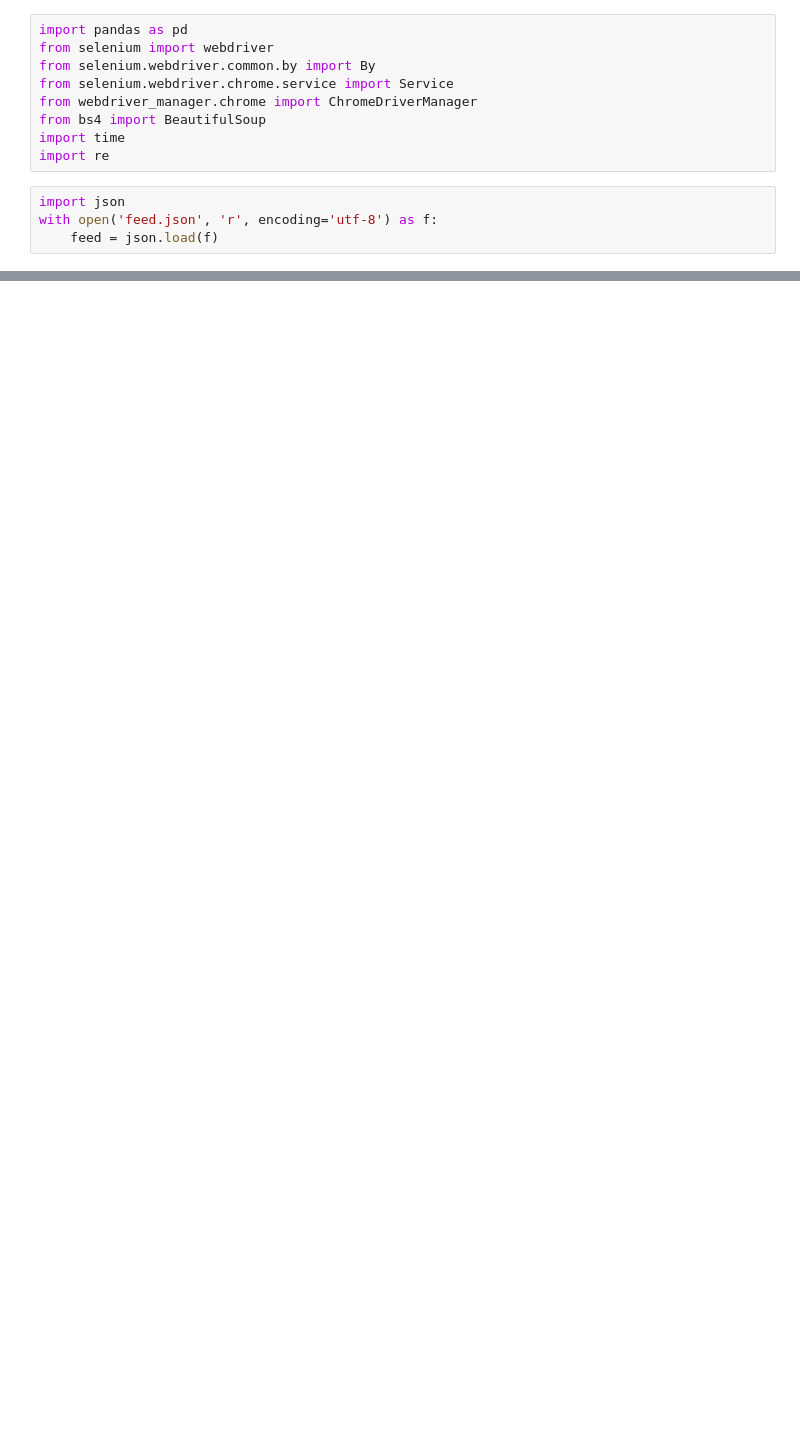
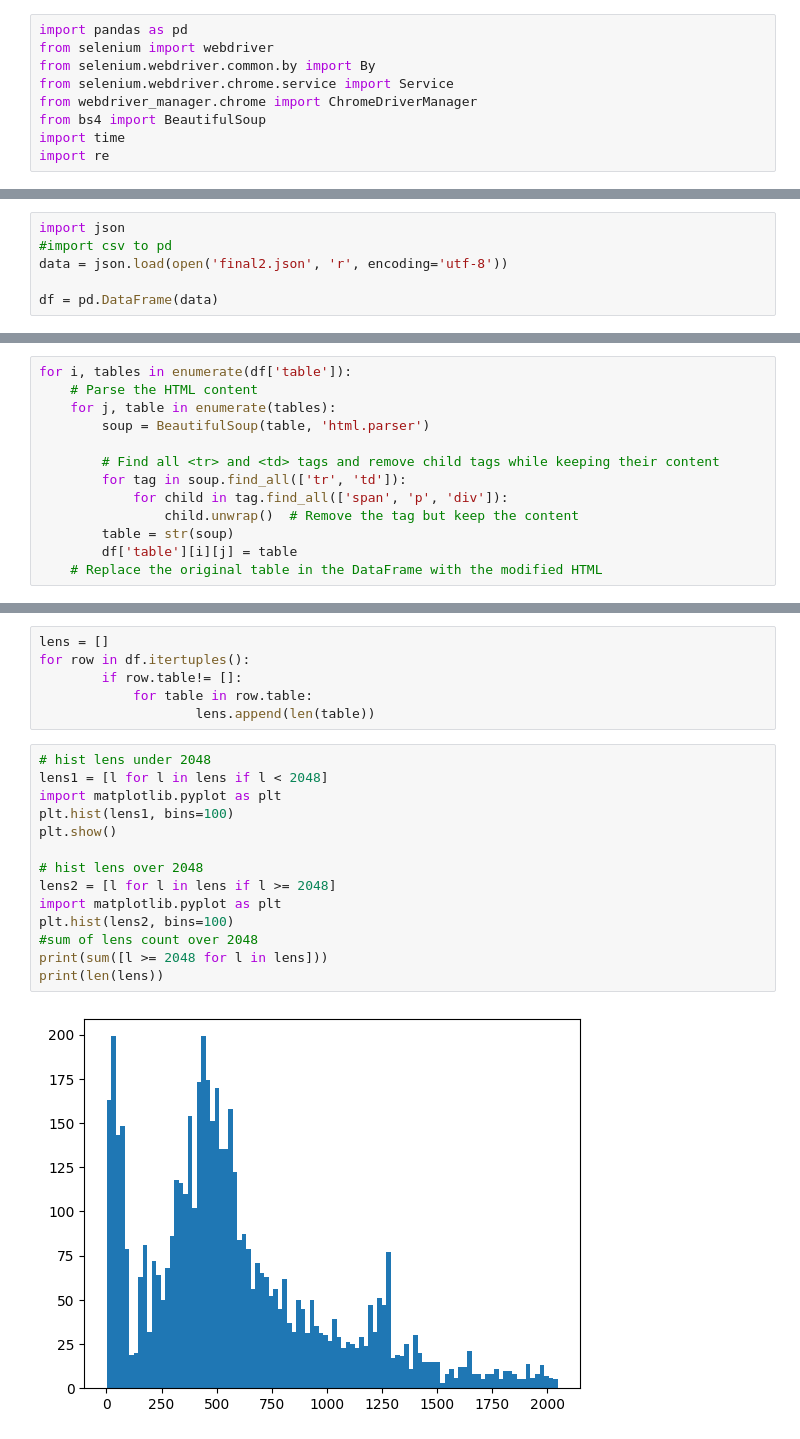
Before and after one commit to smilish67/krx-llm, a Jupyter notebook: pre_process.ipynb, the cells around one changed output, grey strips where cells are left out. Saved outputs shown, nothing was run; the diff lists cells and outputs as text; blank space fills up the shorter version.

```diff
--- a/pre_process.ipynb
+++ b/pre_process.ipynb
@@ -7,7 +7,3 @@ from webdriver_manager.chrome import ChromeDriverManager
 from bs4 import BeautifulSoup
 import time
 import re
-# %%
-import json
-with open('feed.json', 'r', encoding='utf-8') as f:
-    feed = json.load(f)
@@ -24,0 +10,6 @@ ds.head()
+# %%
+import json
+#import csv to pd
+data = json.load(open('final2.json', 'r', encoding='utf-8'))
+
+df = pd.DataFrame(data)
@@ -24,0 +20,13 @@ ds.head()
+# %%
+for i, tables in enumerate(df['table']):
+    # Parse the HTML content
+    for j, table in enumerate(tables):
+        soup = BeautifulSoup(table, 'html.parser')
+
+        # Find all <tr> and <td> tags and remove child tags while keeping their content
+        for tag in soup.find_all(['tr', 'td']):
+            for child in tag.find_all(['span', 'p', 'div']):
+                child.unwrap()  # Remove the tag but keep the content
+        table = str(soup)
+        df['table'][i][j] = table
+    # Replace the original table in the DataFrame with the modified HTML
@@ -24,0 +55,22 @@ ds.head()
+# %%
+lens = []
+for row in df.itertuples():
+        if row.table!= []:
+            for table in row.table:
+                    lens.append(len(table))
+# %%
+# hist lens under 2048
+lens1 = [l for l in lens if l < 2048]
+import matplotlib.pyplot as plt
+plt.hist(lens1, bins=100)
+plt.show()
+
+# hist lens over 2048
+lens2 = [l for l in lens if l >= 2048]
+import matplotlib.pyplot as plt
+plt.hist(lens2, bins=100)
+#sum of lens count over 2048
+print(sum([l >= 2048 for l in lens]))
+print(len(lens))
+# %% [output]
+[figure, added]
```
Also changed, not shown: parts of 7 cells of this notebook, 3 other files.
